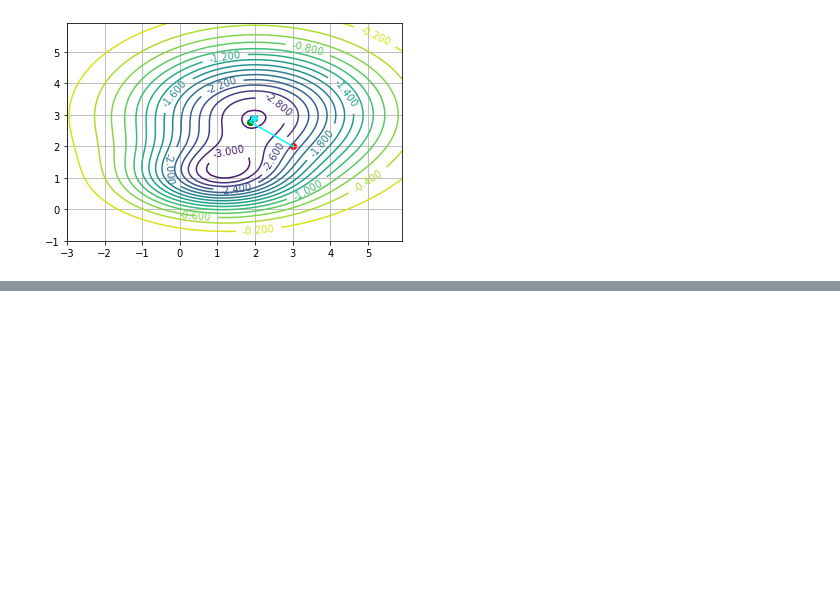
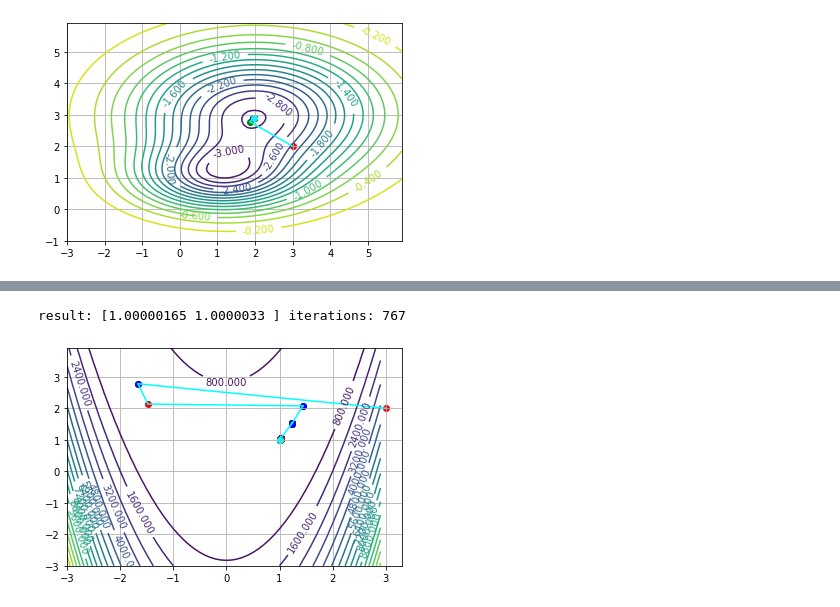
Before and after one commit to pool-party/optimization-methods, a Jupyter notebook: first-order/gradient_descent_plots.ipynb, the cells around one changed output, grey strips where cells are left out. Drawn from its saved outputs; the diff is of its cells as text; code cells hidden in the pictures; blank space fills up the shorter version.

```diff
--- a/first-order/gradient_descent_plots.ipynb
+++ b/first-order/gradient_descent_plots.ipynb
@@ -183,0 +205,14 @@ result: [1.9671507  2.88611501] iterations: 9
+# %%
+trace = conjugate_gradients_method(second_function, second_function_grad, np.array([3, 2]), golden_ratio_method, criterion=3, eps=1e-6, pb=True)
+
+make_level_lines_plot(trace,
+              second_function,
+              x_min=-3,
+              x_max=3,
+              y_min=-3,
+              y_max=4,
+              levels=20
+             )
+# %% [output]
+result: [1.00000165 1.0000033 ] iterations: 767
+[figure, added]
```
Also changed, not shown: parts of 11 cells of this notebook.
